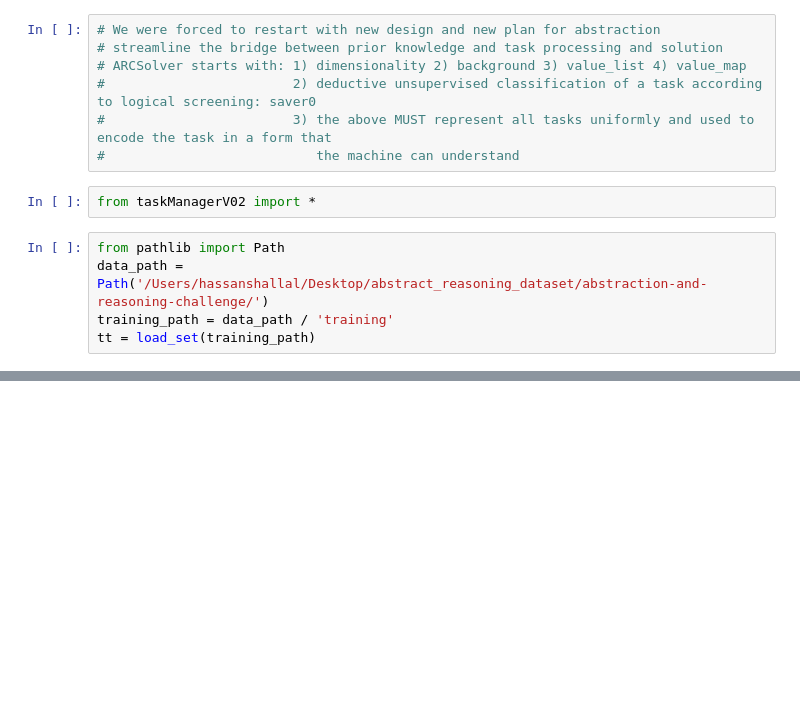
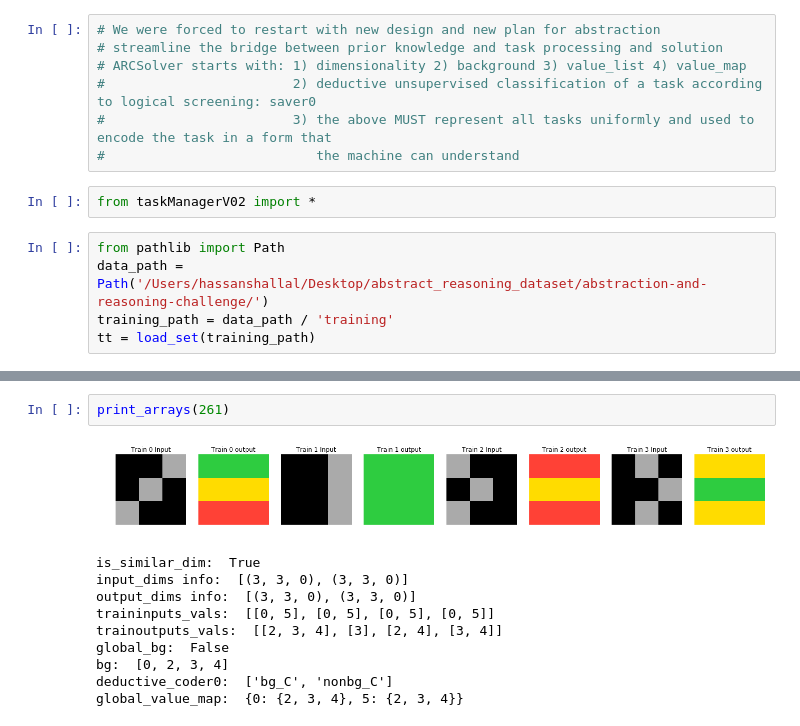
Before and after one commit to hassanshallal/ARCsolver, a Jupyter notebook: ARCSolverV02.ipynb, the cells around one changed output, grey strips where cells are left out. Drawn from its saved outputs; the diff is of its cells as text; blank space fills up the shorter version.

```diff
--- a/ARCSolverV02.ipynb
+++ b/ARCSolverV02.ipynb
@@ -28,0 +190,13 @@ coder0
+# %%
+print_arrays(261)
+# %% [output]
+[figure, added]
+is_similar_dim:  True
+input_dims info:  [(3, 3, 0), (3, 3, 0)]
+output_dims info:  [(3, 3, 0), (3, 3, 0)]
+traininputs_vals:  [[0, 5], [0, 5], [0, 5], [0, 5]]
+trainoutputs_vals:  [[2, 3, 4], [3], [2, 4], [3, 4]]
+global_bg:  False
+bg:  [0, 2, 3, 4]
+deductive_coder0:  ['bg_C', 'nonbg_C']
+global_value_map:  {0: {2, 3, 4}, 5: {2, 3, 4}}
```
Also changed, not shown: parts of 7 cells of this notebook, 2 other files.
